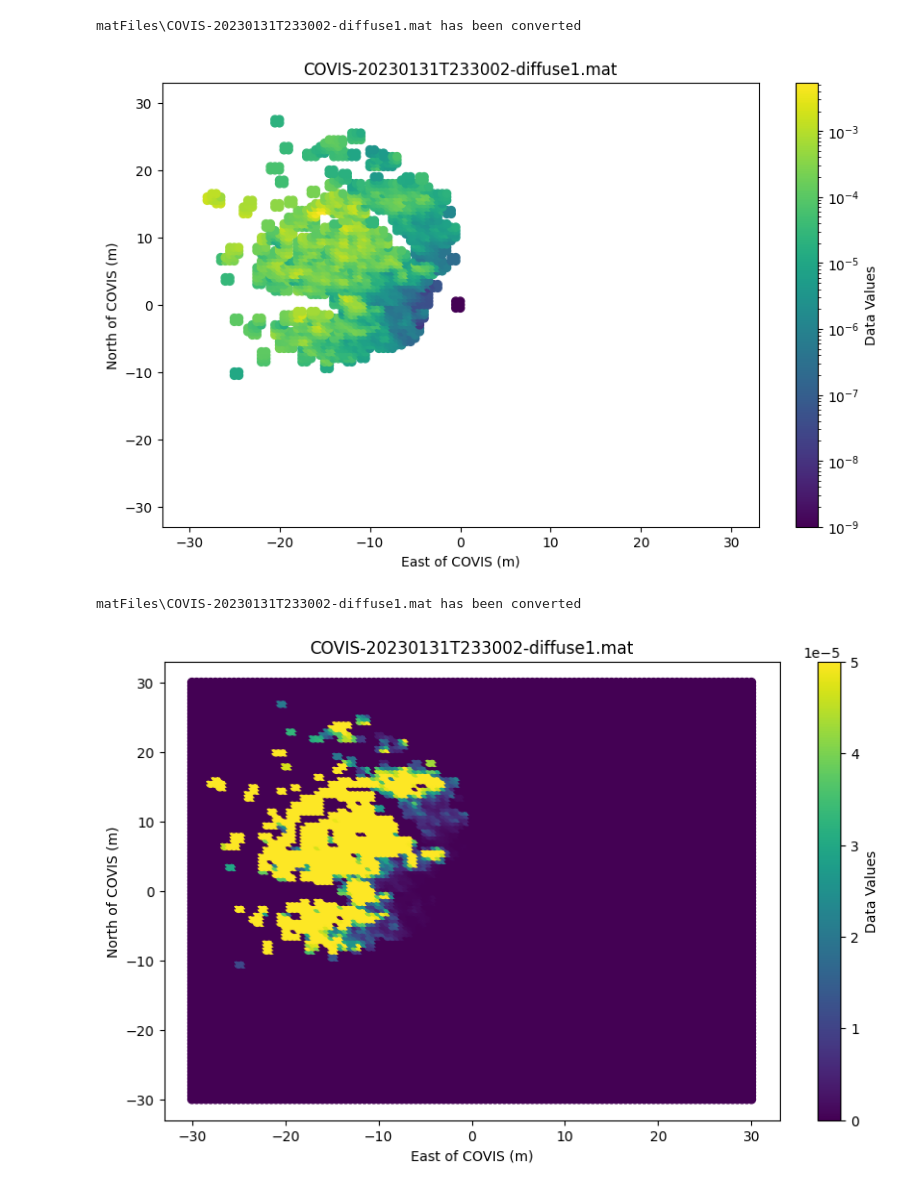
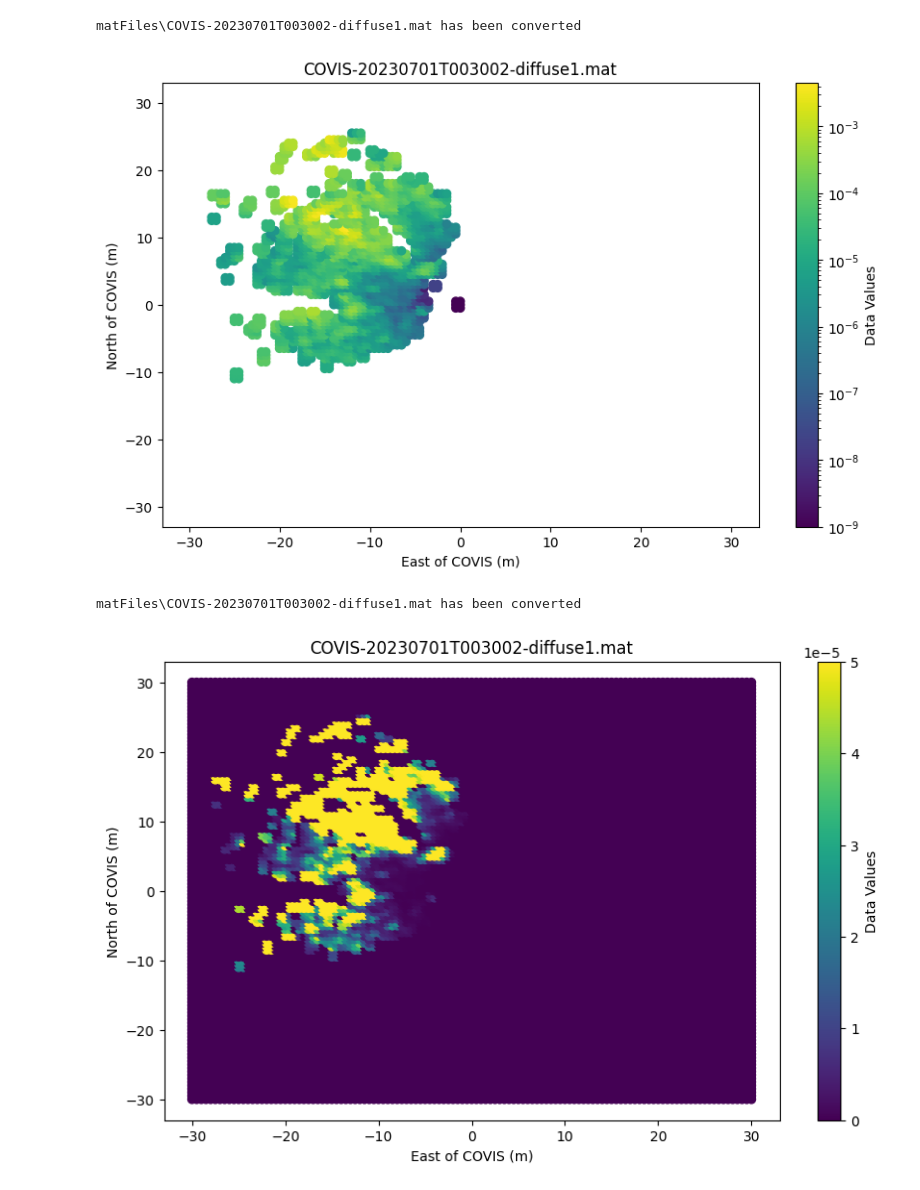
Before and after one commit to dzhao0488/covisDataVisualizer, a Jupyter notebook: dataReaderVisualizerNotebook.ipynb, the cells around one changed output. Cells and saved outputs as stored; diff of their text form; code cells hidden in the pictures.

```diff
--- a/dataReaderVisualizerNotebook.ipynb
+++ b/dataReaderVisualizerNotebook.ipynb
@@ -39,9 +51,13 @@ def readCoords3D(fileInName):
     coordsDict = {'xList': xList, 'yList': yList, 'zList': zList, 'vList': vList, 'wList': wList}
     return coordsDict
 # %%
-def createCoordsOfInterest(fileInName):
-    coordsDict = readCoords2D(fileInName)
-    coordsOfInterest = {'xList': [], 'yList': [], 'vList': [], 'wList': []}
+def createCoordsOfInterest(fileInName, opt1 = '2', opt2 = 'Ia'):
+    if opt1 == '2':
+        coordsDict = readCoords2D(fileInName)
+        coordsOfInterest = {'xList': [], 'yList': [], 'vList': [], 'wList': []}
+    elif opt1 == '3':
+        coordsDict = readCoords3D(fileInName, opt2)
+        coordsOfInterest = {'xList': [], 'yList': [], 'zList': [], 'vList': [], 'wList': []}
     ind = 0
     for key in coordsDict.keys():
         for array in coordsDict['vList']:
@@ -49,11 +65,27 @@ def createCoordsOfInterest(fileInName):
             ind += 1
         ind = 0
     return coordsDict
+# %%
+def plotDiffuse2DV1(fileInName):
+    coordsOfInterest = createCoordsOfInterest(fileInName)
+    plt.figure(figsize=(10, 6))
+    max = np.amax(np.concatenate(coordsOfInterest['vList']))
+    min = np.amin(np.concatenate(coordsOfInterest['vList'])) + 10e-10
+    norm = mcolors.LogNorm(vmin = min, vmax = max)
+    scatter = plt.scatter(coordsOfInterest['xList'], coordsOfInterest['yList'], c = coordsOfInterest['vList'], cmap = 'viridis', norm = norm)
+
+    cbar = plt.colorbar(scatter)
+    cbar.set_label('Data Values')
+
+    plt.xlabel('East of COVIS (m)')
+    plt.ylabel('North of COVIS (m)')
+    plt.title(fileInName.split('\\')[-1])
+    plt.show()
 # %%
-def createPlot(fileInName):
+def plotDiffuse2DV2(fileInName):
     coordsOfInterest = createCoordsOfInterest(fileInName)
     plt.figure(figsize=(10, 6))
-    scatter = plt.scatter(coordsOfInterest['xList'], coordsOfInterest['yList'], c=coordsOfInterest['vList'], cmap='viridis', vmin=0, vmax=0.00005)
+    scatter = plt.scatter(coordsOfInterest['xList'], coordsOfInterest['yList'], c=coordsOfInterest['vList'], cmap = 'viridis', vmin=0, vmax=0.00005)
 
     cbar = plt.colorbar(scatter)
     cbar.set_label('Data Values')
@@ -61,4 +93,13 @@ def createPlot(fileInName):
     plt.xlabel('East of COVIS (m)')
     plt.ylabel('North of COVIS (m)')
     plt.title(fileInName.split('\\')[-1])
+    plt.show()
+# %%
+plotDiffuse2DV1(r'matFiles\COVIS-20230701T003002-diffuse1.mat')
+plotDiffuse2DV2(r'matFiles\COVIS-20230701T003002-diffuse1.mat')
+# %% [output]
+matFiles\COVIS-20230701T003002-diffuse1.mat has been converted
+[figure, added]
+matFiles\COVIS-20230701T003002-diffuse1.mat has been converted
+[figure, added]
 # %%
@@ -79,9 +124 @@ def plotDiffuse2D(fileInName):
     plt.show()
-# %%
-plotDiffuse2D(r'matFiles\COVIS-20230131T233002-diffuse1.mat')
-createPlot(r'matFiles\COVIS-20230131T233002-diffuse1.mat')
-# %% [output]
-matFiles\COVIS-20230131T233002-diffuse1.mat has been converted
-[figure, removed]
-matFiles\COVIS-20230131T233002-diffuse1.mat has been converted
-[figure, removed]
```
Also changed, not shown: parts of 7 cells of this notebook, 1 other file.
